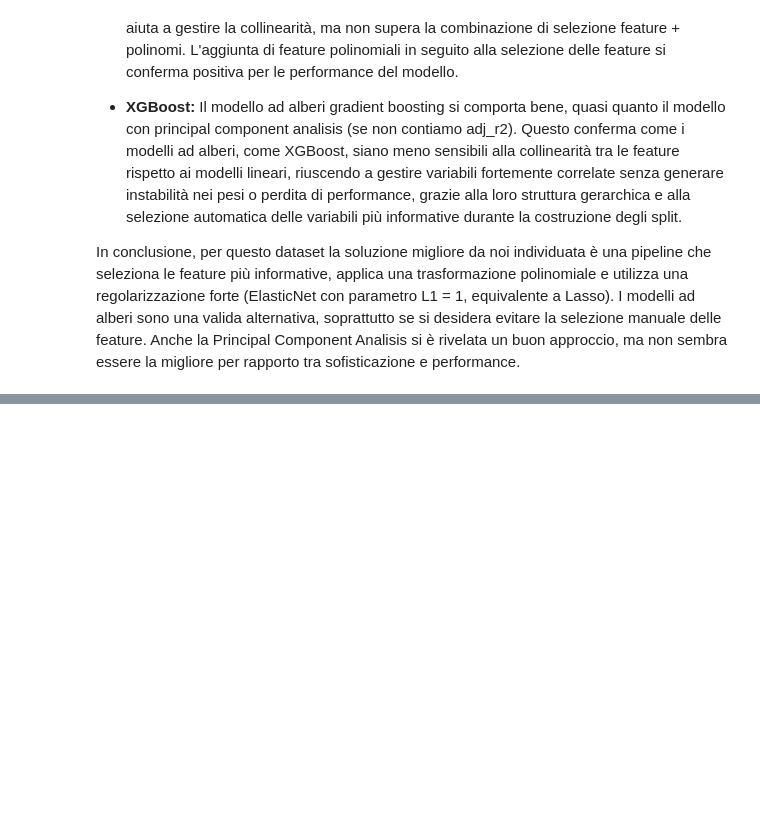
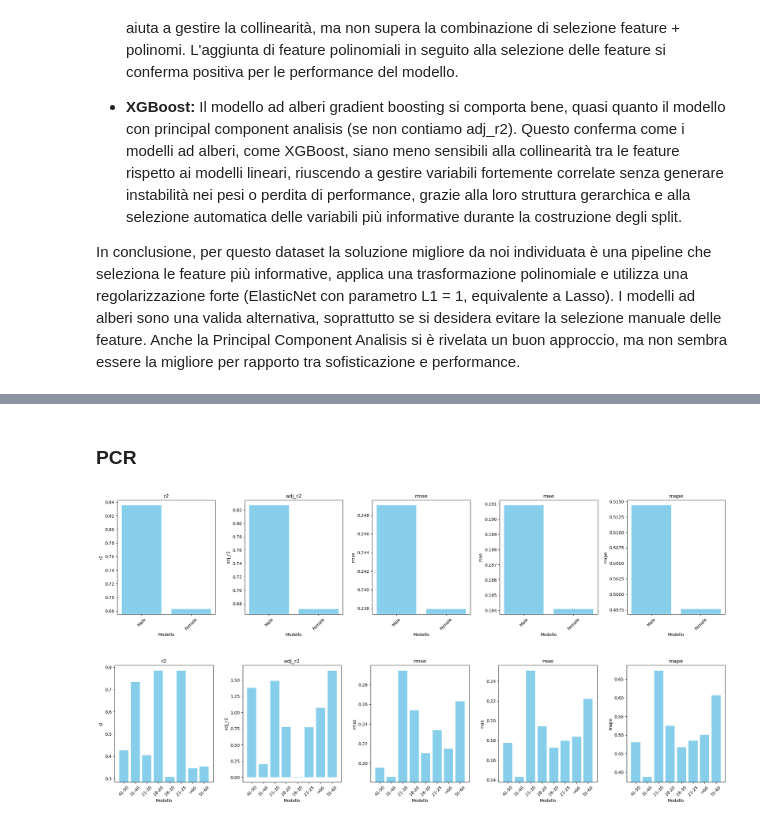
Before and after one commit to fiocchidavide/Progetto-Data-Intensive, a Jupyter notebook: temperature_regression.ipynb, the cells around one changed output, grey strips where cells are left out. Cells and saved outputs as stored; diff of their text form; code cells hidden in the pictures; blank space fills up the shorter version.

```diff
--- a/temperature_regression.ipynb
+++ b/temperature_regression.ipynb
@@ -1178,0 +1226,8 @@ In conclusione, per questo dataset la soluzione migliore da noi individuata è u
+# %% [markdown]
+### PCR
+# %%
+plot_results_histograms(evaluate_on_groups(pcr_elasticnet_grid_search.best_estimator_, X, y, 'Gender'))
+plot_results_histograms(evaluate_on_groups(pcr_elasticnet_grid_search.best_estimator_, X, y, 'Age'))
+# %% [output]
+[figure, added]
+[figure, added]
```
Also changed, not shown: parts of 56 cells of this notebook.
